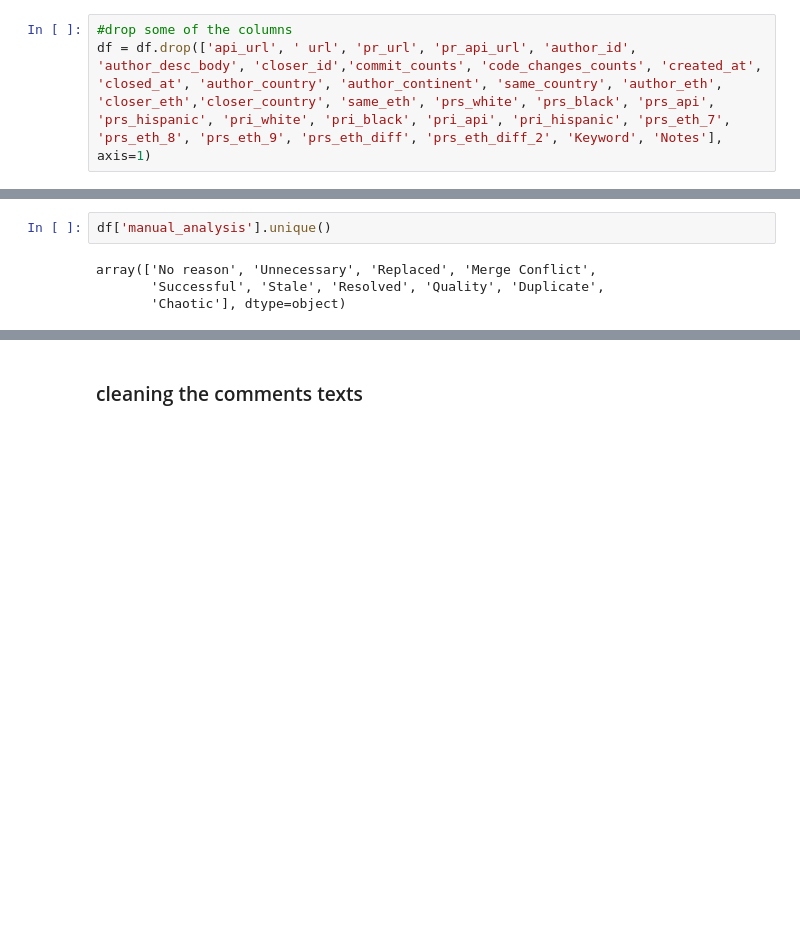
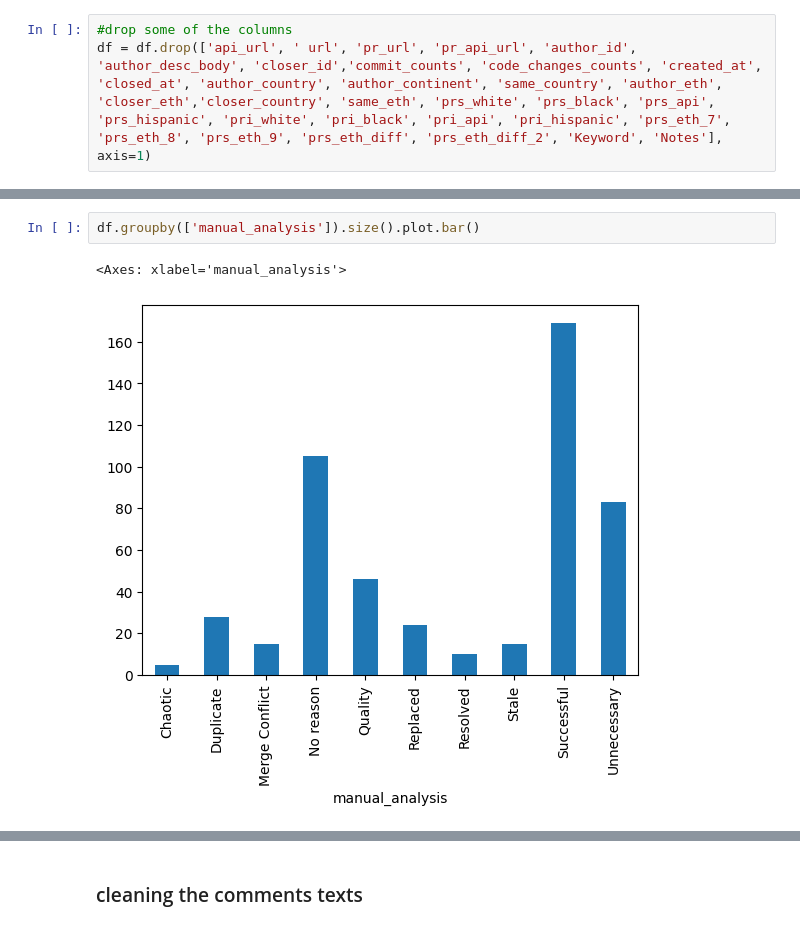
Before and after one commit to amirrshams/PR-comment-classifier, a Jupyter notebook: Natural_language_processing/PR_comment_classifier_bert.ipynb, the cells around one changed output, grey strips where cells are left out. Cells and saved outputs as stored; diff of their text form; blank space fills up the shorter version.

````diff
--- a/Natural_language_processing/PR_comment_classifier_bert.ipynb
+++ b/Natural_language_processing/PR_comment_classifier_bert.ipynb
@@ -51,12 +77,11 @@ df.head()
 | 2 | 1937105 | 7704341 | not-merged | 8714711 | 3120 | 35 | ['The [tmp] commit will be squash... | Replaced |
 | 3 | 1426992 | 2855187 | not-merged | 4176486 | 7 | 1 | ['Renamed the variable to "ticks_... | Merge Conflict |
 | 4 | 179674 | 1958 | not-merged | 5391718 | 3111 | 3 | ['```\n[17:57:54][ERROR] /.../per... | Successful |
-# %%
-df['manual_analysis'].unique()
-# %% [output]
-array(['No reason', 'Unnecessary', 'Replaced', 'Merge Conflict',
-       'Successful', 'Stale', 'Resolved', 'Quality', 'Duplicate',
-       'Chaotic'], dtype=object)
+# %%
+df.groupby(['manual_analysis']).size().plot.bar()
+# %% [output]
+<Axes: xlabel='manual_analysis'>
+[figure, added]
 # %%
 labels = df['manual_analysis']
 labels.value_counts().plot(kind='bar')
````
Also changed, not shown: parts of 42 cells of this notebook, 1 other file.
